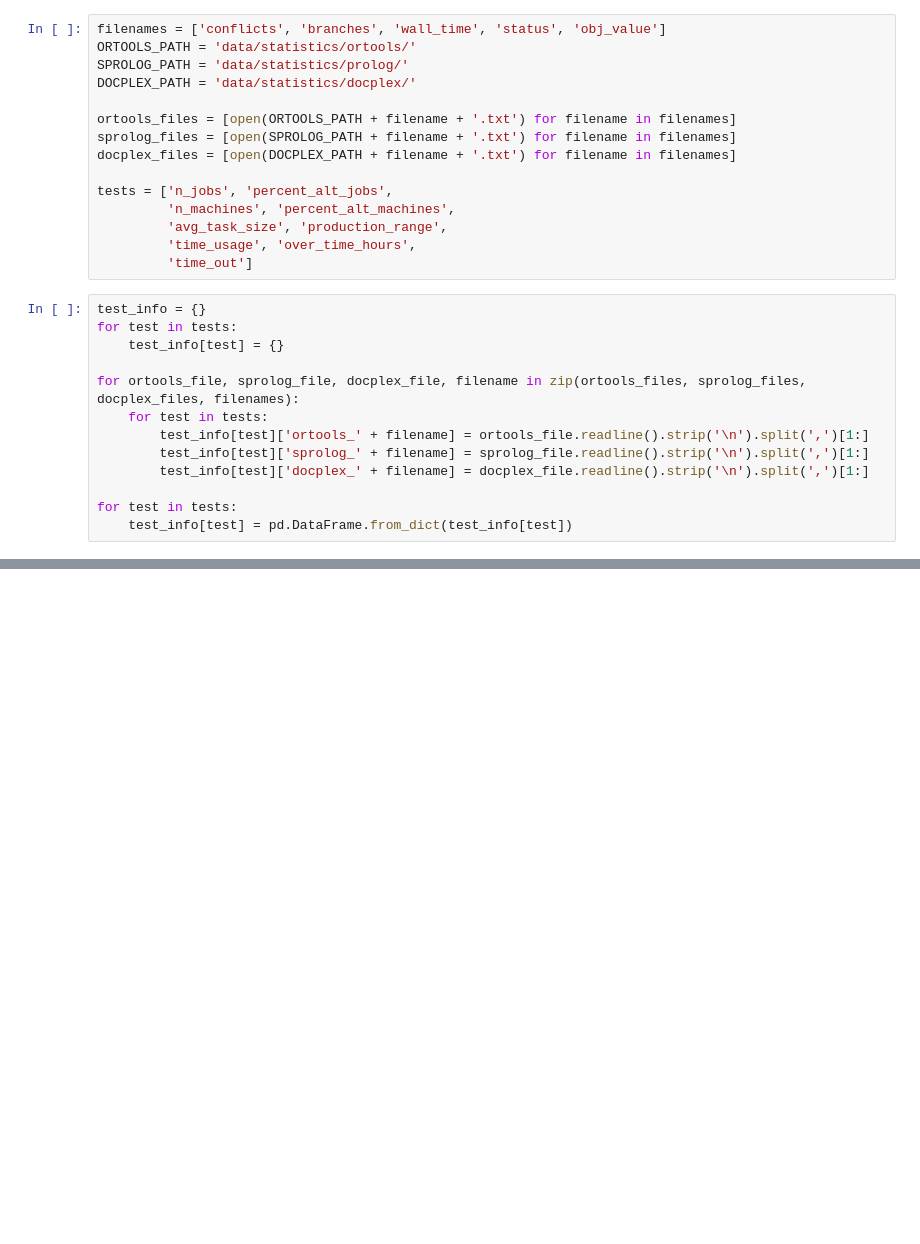
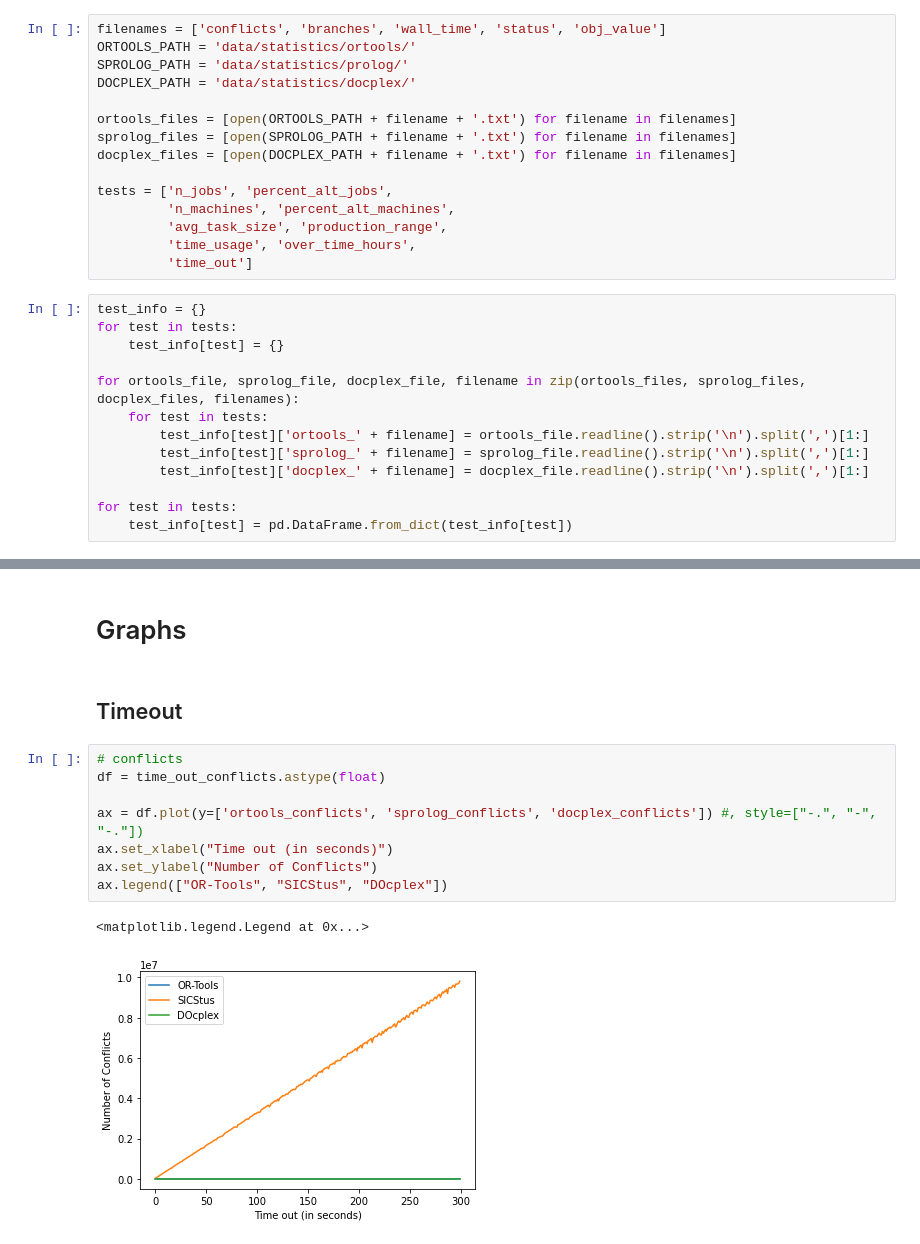
Before and after one commit to LeKinaSa/plr-job-shop, a Jupyter notebook: FinalResultsAnalysis.ipynb, the cells around one changed output, grey strips where cells are left out. Drawn from its saved outputs; the diff is of its cells as text; blank space fills up the shorter version.

```diff
--- a/FinalResultsAnalysis.ipynb
+++ b/FinalResultsAnalysis.ipynb
@@ -128,0 +123,15 @@ time_out_obj_value
+# %% [markdown]
+# Graphs
+# %% [markdown]
+## Timeout
+# %%
+# conflicts
+df = time_out_conflicts.astype(float)
+
+ax = df.plot(y=['ortools_conflicts', 'sprolog_conflicts', 'docplex_conflicts']) #, style=["-.", "-", "-."])
+ax.set_xlabel("Time out (in seconds)")
+ax.set_ylabel("Number of Conflicts")
+ax.legend(["OR-Tools", "SICStus", "DOcplex"])
+# %% [output]
+<matplotlib.legend.Legend at 0x...>
+[figure, added]
```
Also changed, not shown: parts of 9 cells of this notebook.
